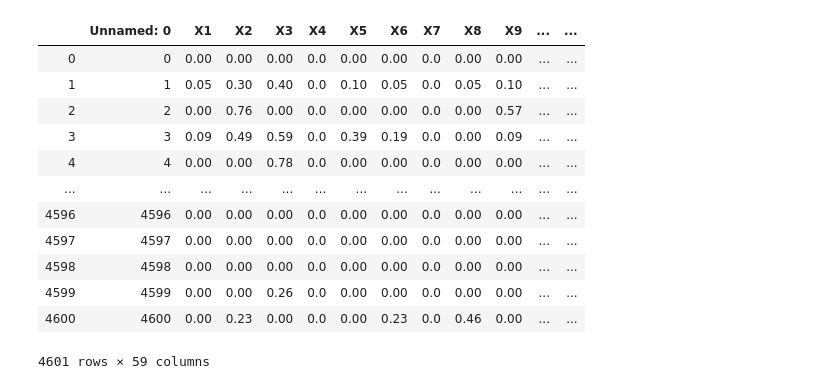
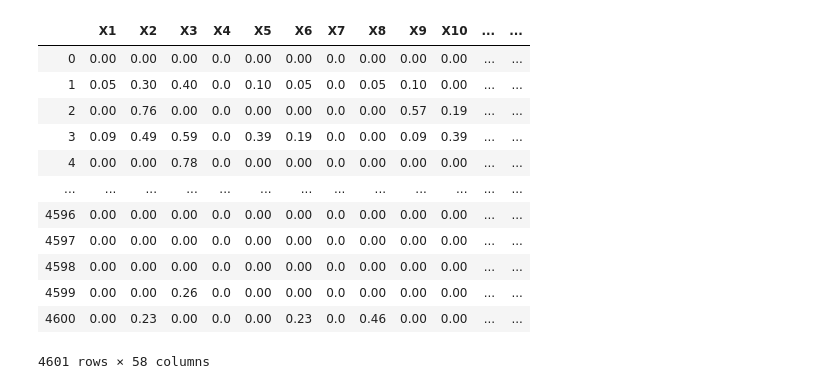
Before and after one commit to VishalMakwana01/SPASC, a Jupyter notebook: SPASC-self-1.ipynb, the cells around one changed output. Cells and saved outputs as stored; diff of their text form; code cells hidden in the pictures.

```diff
--- a/SPASC-self-1.ipynb
+++ b/SPASC-self-1.ipynb
@@ -8,30 +8,31 @@ import warnings
 warnings.filterwarnings('ignore')
 from sklearn.utils import shuffle
 # %%
-dataset_name = 'datasets/spambase.csv'
+#dataset_name = 'datasets/spambase.csv'
+dataset_name = 'C:/Users/Vishal/Downloads/datasets/datasets/spambase.csv'
 data = pd.read_csv(dataset_name)
 THRESHOLD=0.95
 Q=5
 BETA=0.1
 pool={}
 # data = data.sample(frac=1).reset_index(drop=True)
 # data = data.apply(pd.to_numeric).fillna(0)
 # data = data.iloc[:, 1:]
 data
 # %% [output]
-|  | Unnamed: 0 | X1 | X2 | X3 | X4 | X5 | X6 | X7 | X8 | X9 | ... | ... |
-| 0 | 0 | 0.00 | 0.00 | 0.00 | 0.0 | 0.00 | 0.00 | 0.0 | 0.00 | 0.00 | ... | ... |
-| 1 | 1 | 0.05 | 0.30 | 0.40 | 0.0 | 0.10 | 0.05 | 0.0 | 0.05 | 0.10 | ... | ... |
-| 2 | 2 | 0.00 | 0.76 | 0.00 | 0.0 | 0.00 | 0.00 | 0.0 | 0.00 | 0.57 | ... | ... |
-| 3 | 3 | 0.09 | 0.49 | 0.59 | 0.0 | 0.39 | 0.19 | 0.0 | 0.00 | 0.09 | ... | ... |
-| 4 | 4 | 0.00 | 0.00 | 0.78 | 0.0 | 0.00 | 0.00 | 0.0 | 0.00 | 0.00 | ... | ... |
+|  | X1 | X2 | X3 | X4 | X5 | X6 | X7 | X8 | X9 | X10 | ... | ... |
+| 0 | 0.00 | 0.00 | 0.00 | 0.0 | 0.00 | 0.00 | 0.0 | 0.00 | 0.00 | 0.00 | ... | ... |
+| 1 | 0.05 | 0.30 | 0.40 | 0.0 | 0.10 | 0.05 | 0.0 | 0.05 | 0.10 | 0.00 | ... | ... |
+| 2 | 0.00 | 0.76 | 0.00 | 0.0 | 0.00 | 0.00 | 0.0 | 0.00 | 0.57 | 0.19 | ... | ... |
+| 3 | 0.09 | 0.49 | 0.59 | 0.0 | 0.39 | 0.19 | 0.0 | 0.00 | 0.09 | 0.39 | ... | ... |
+| 4 | 0.00 | 0.00 | 0.78 | 0.0 | 0.00 | 0.00 | 0.0 | 0.00 | 0.00 | 0.00 | ... | ... |
 | ... | ... | ... | ... | ... | ... | ... | ... | ... | ... | ... | ... | ... |
-| 4596 | 4596 | 0.00 | 0.00 | 0.00 | 0.0 | 0.00 | 0.00 | 0.0 | 0.00 | 0.00 | ... | ... |
-| 4597 | 4597 | 0.00 | 0.00 | 0.00 | 0.0 | 0.00 | 0.00 | 0.0 | 0.00 | 0.00 | ... | ... |
-| 4598 | 4598 | 0.00 | 0.00 | 0.00 | 0.0 | 0.00 | 0.00 | 0.0 | 0.00 | 0.00 | ... | ... |
-| 4599 | 4599 | 0.00 | 0.00 | 0.26 | 0.0 | 0.00 | 0.00 | 0.0 | 0.00 | 0.00 | ... | ... |
-| 4600 | 4600 | 0.00 | 0.23 | 0.00 | 0.0 | 0.00 | 0.23 | 0.0 | 0.46 | 0.00 | ... | ... |
+| 4596 | 0.00 | 0.00 | 0.00 | 0.0 | 0.00 | 0.00 | 0.0 | 0.00 | 0.00 | 0.00 | ... | ... |
+| 4597 | 0.00 | 0.00 | 0.00 | 0.0 | 0.00 | 0.00 | 0.0 | 0.00 | 0.00 | 0.00 | ... | ... |
+| 4598 | 0.00 | 0.00 | 0.00 | 0.0 | 0.00 | 0.00 | 0.0 | 0.00 | 0.00 | 0.00 | ... | ... |
+| 4599 | 0.00 | 0.00 | 0.26 | 0.0 | 0.00 | 0.00 | 0.0 | 0.00 | 0.00 | 0.00 | ... | ... |
+| 4600 | 0.00 | 0.23 | 0.00 | 0.0 | 0.00 | 0.23 | 0.0 | 0.46 | 0.00 | 0.00 | ... | ... |
-4601 rows × 59 columns
+4601 rows × 58 columns
 # %%
 
 import matplotlib.pyplot as plt
```
Also changed, not shown: parts of 1 cell of this notebook.
